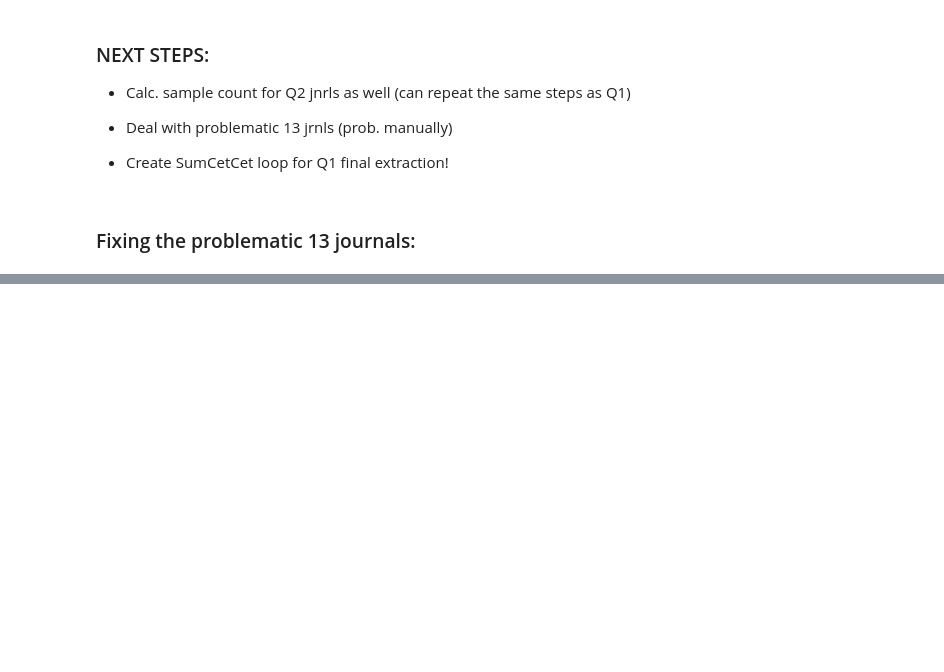
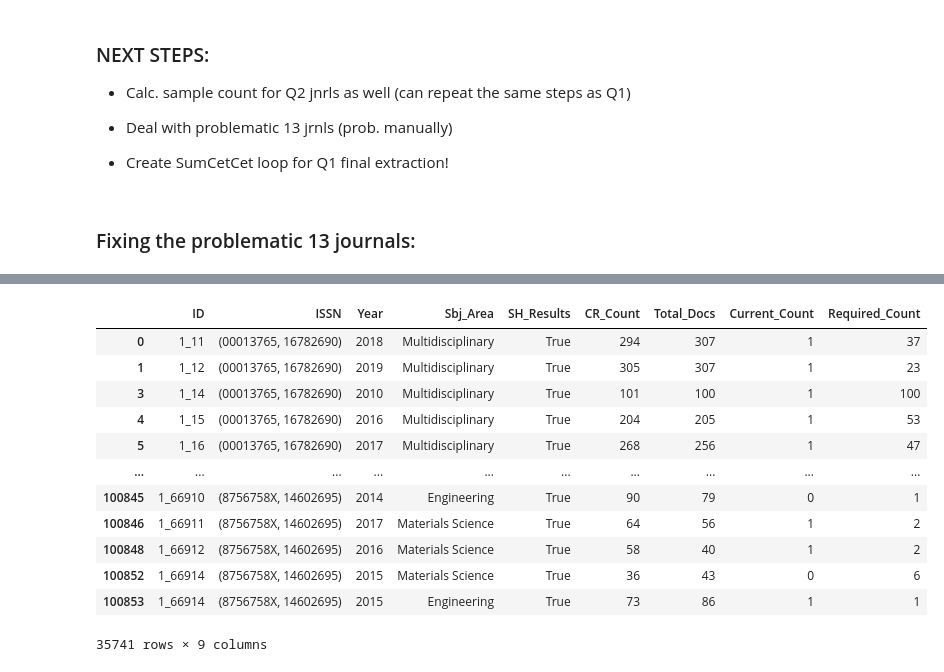
Before and after one commit to Oz-like-the-Wizard/Investigating-the-delay-times-in-academic-publishing, a Jupyter notebook: part7b-calc_sample_count.ipynb, the cells around one changed output, grey strips where cells are left out. Cells and saved outputs as stored; diff of their text form; code cells hidden in the pictures; blank space fills up the shorter version.

```diff
--- a/part7b-calc_sample_count.ipynb
+++ b/part7b-calc_sample_count.ipynb
@@ -380,0 +389,2 @@ Also, after the extraction loop may need to drop these extra Medicine articles!
+# %%
+prb_13 = q1_jrnl_df[q1_jrnl_df.CR_Count<q1_jrnl_df.Required_Count].index.tolist()
@@ -380,0 +395,2 @@ Also, after the extraction loop may need to drop these extra Medicine articles!
+# %%
+q1_jrnl_expladed.loc[q1_jrnl_expladed.ID.map(lambda x: x in prb_13), "Required_Count"] = 0
@@ -399,0 +417,16 @@ q1_jrnl_df[q1_jrnl_df.CR_Count<q1_jrnl_df.Required_Count]
+# %%
+q1_jrnl_expladed[q1_jrnl_expladed.Required_Count != 0]
+# %% [output]
+|  | ID | ISSN | Year | Sbj_Area | SH_Results | CR_Count | Total_Docs | Current_Count | Required_Count |
+| 0 | 1_11 | (00013765, 16782690) | 2018 | Multidisciplinary | True | 294 | 307 | 1 | 37 |
+| 1 | 1_12 | (00013765, 16782690) | 2019 | Multidisciplinary | True | 305 | 307 | 1 | 23 |
+| 3 | 1_14 | (00013765, 16782690) | 2010 | Multidisciplinary | True | 101 | 100 | 1 | 100 |
+| 4 | 1_15 | (00013765, 16782690) | 2016 | Multidisciplinary | True | 204 | 205 | 1 | 53 |
+| 5 | 1_16 | (00013765, 16782690) | 2017 | Multidisciplinary | True | 268 | 256 | 1 | 47 |
+| ... | ... | ... | ... | ... | ... | ... | ... | ... | ... |
+| 100845 | 1_66910 | (8756758X, 14602695) | 2014 | Engineering | True | 90 | 79 | 0 | 1 |
+| 100846 | 1_66911 | (8756758X, 14602695) | 2017 | Materials Science | True | 64 | 56 | 1 | 2 |
+| 100848 | 1_66912 | (8756758X, 14602695) | 2016 | Materials Science | True | 58 | 40 | 1 | 2 |
+| 100852 | 1_66914 | (8756758X, 14602695) | 2015 | Materials Science | True | 36 | 43 | 0 | 6 |
+| 100853 | 1_66914 | (8756758X, 14602695) | 2015 | Engineering | True | 73 | 86 | 1 | 1 |
+35741 rows × 9 columns
```
Also changed, not shown: parts of 5 cells of this notebook, 2 other files.
